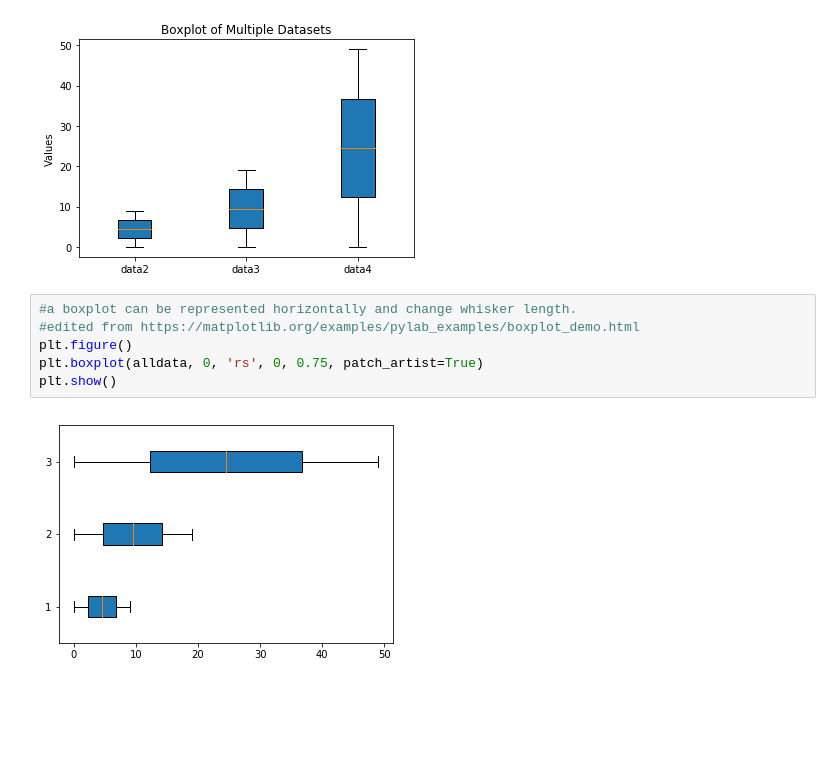
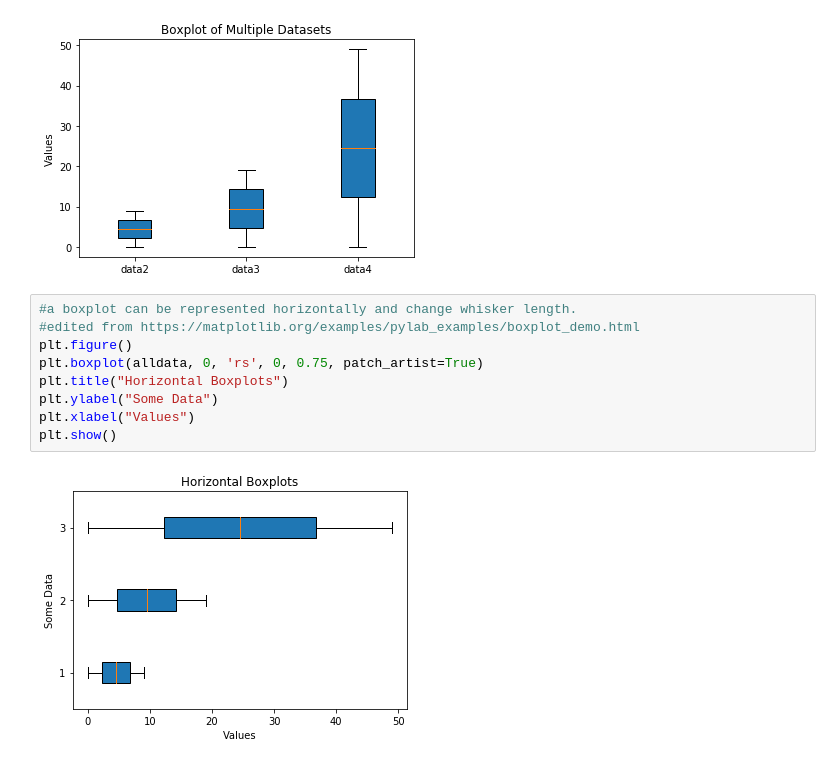
Before and after one commit to GregFee/boxplots, a Jupyter notebook: boxplots.ipynb, the cells around one changed output. Drawn from its saved outputs; the diff is of its cells as text; blank space fills up the shorter version.

Commit message:
horizontal boxplots and conclusion

```diff
--- a/boxplots.ipynb
+++ b/boxplots.ipynb
@@ -135,8 +136,11 @@ plt.show()
 # %%
 #a boxplot can be represented horizontally and change whisker length.
 #edited from https://matplotlib.org/examples/pylab_examples/boxplot_demo.html
 plt.figure()
 plt.boxplot(alldata, 0, 'rs', 0, 0.75, patch_artist=True)
+plt.title("Horizontal Boxplots")
+plt.ylabel("Some Data")
+plt.xlabel("Values")
 plt.show()
 # %% [output]
-[figure, old version]
+[figure, new version]
```
Also changed, not shown: parts of 13 cells of this notebook.
